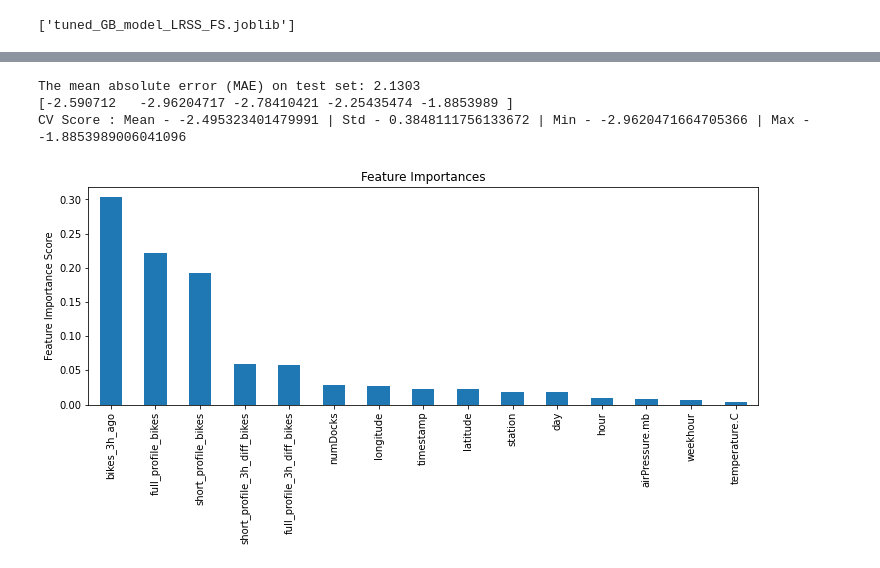
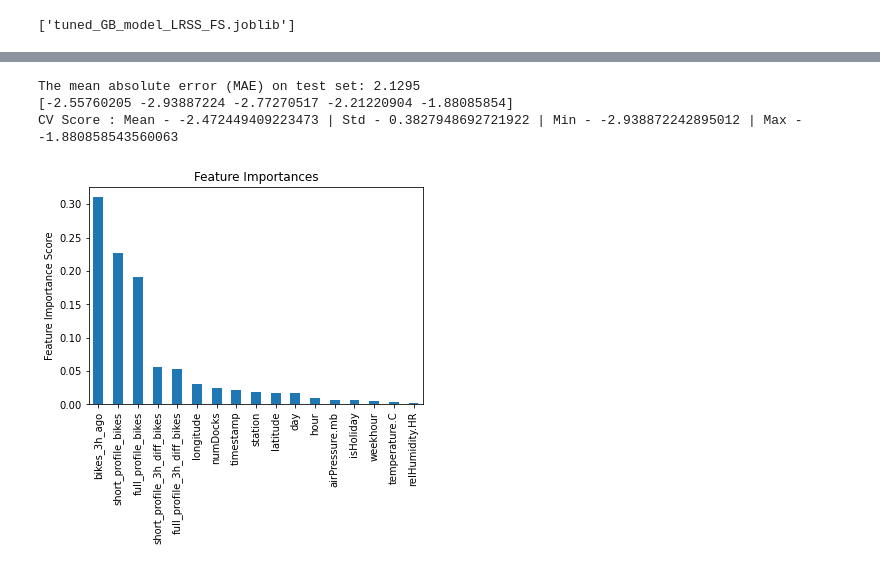
Before and after one commit to OliDeane/iai_mlp, a Jupyter notebook: gbm.ipynb, the cells around one changed output, grey strips where cells are left out. Cells and saved outputs as stored; diff of their text form; code cells hidden in the pictures.

```diff
--- a/gbm.ipynb
+++ b/gbm.ipynb
@@ -67,35 +86,3 @@ import joblib
 joblib.dump(reg, "tuned_GB_model_LRSS_FS.joblib")
 # %% [output]
 ['tuned_GB_model_LRSS_FS.joblib']
-# %%
-# Below is if you want to train and test the model with cross validation
-
-def modelfit(alg, dtrain, predictors, performCV=True, printFeatureImportance=True, cv_folds=5):
-
-    """
-    Trains the model with cross validations and returns the meaan negative absolute error (b/c mae isn't an option - the same jsut remove sign) over all cross validation subsamples. Also prints graph showing feature importances.
-    """
-    #Fit the algorithm on the data
-    alg.fit(dtrain[predictors], dtrain['bikes'])
-
-    #Predict training set:
-    dtrain_predictions = alg.predict(dtrain[predictors])
-    # dtrain_predprob = alg.predict_proba(dtrain[predictors])[:,1]
-
-    #Perform cross-validation:
-    if performCV:
-        cv_score = cross_val_score(alg, dtrain[predictors], dtrain['bikes'], cv=cv_folds, scoring= 'neg_mean_absolute_error')
-
-    #Print model report:
-    mae = metrics.mean_absolute_error(dtrain['bikes'].values, dtrain_predictions)
-    print("The mean absolute error (MAE) on test set: {:.4f}".format(mae))
-
-    print(cv_score)
-    if performCV:
-        print("CV Score : Mean - {} | Std - {} | Min - {} | Max - {}".format(np.mean(cv_score),np.std(cv_score),np.min(cv_score),np.max(cv_score)))
-
-    #Print Feature Importance:
-    if printFeatureImportance:
-        feat_imp = pd.Series(alg.feature_importances_, predictors).sort_values(ascending=False)
-        feat_imp.plot(kind='bar', title='Feature Importances')
-        plt.ylabel('Feature Importance Score')
@@ -102,12 +104,13 @@ def modelfit(alg, dtrain, predictors, performCV=True, printFeatureImportance=Tru
 # %%
 # Fit and test the model using cross val and the tuned paramters.
-
-gbm_tuned = GradientBoostingRegressor(learning_rate=0.01, n_estimators=1400,max_depth=7, min_samples_split=600,min_samples_leaf=30, subsample=0.6, random_state=10, max_features='sqrt')
+from sklearn.model_selection import cross_val_score
+predictors = [x for x in new_full_data.columns if x not in ['bikes']]
+gbm_tuned = ensemble.GradientBoostingRegressor(learning_rate=0.01, n_estimators=1400,max_depth=7, min_samples_split=600,min_samples_leaf=30, subsample=0.6, random_state=10, max_features='sqrt')
 modelfit(gbm_tuned, new_full_data, predictors)
 # %% [output]
-The mean absolute error (MAE) on test set: 2.1303
-[-2.590712   -2.96204717 -2.78410421 -2.25435474 -1.8853989 ]
-CV Score : Mean - -2.495323401479991 | Std - 0.3848111756133672 | Min - -2.9620471664705366 | Max - -1.8853989006041096
+The mean absolute error (MAE) on test set: 2.1295
+[-2.55760205 -2.93887224 -2.77270517 -2.21220904 -1.88085854]
+CV Score : Mean - -2.472449409223473 | Std - 0.3827948692721922 | Min - -2.938872242895012 | Max - -1.880858543560063
-[figure, old version]
+[figure, new version]
 # %%
 # IGNORE BELOW
```
Also changed, not shown: parts of 17 cells of this notebook, 2 other files.
